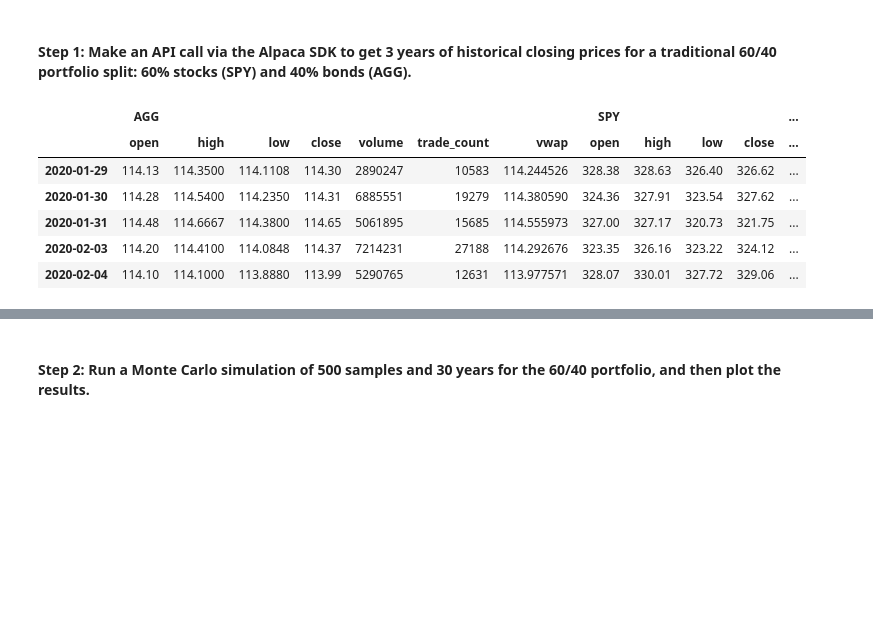
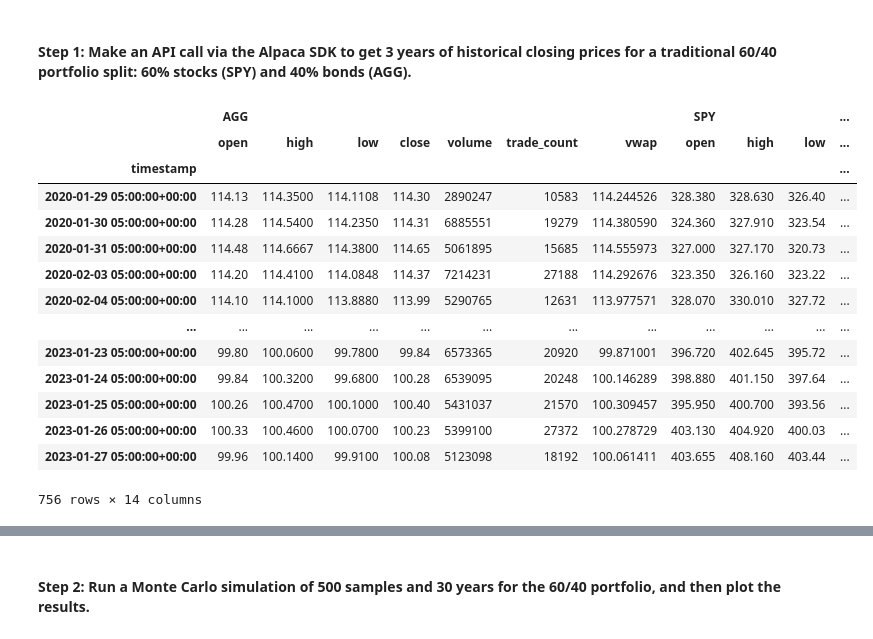
Before and after one commit to SkyRanger05/Module-Challenges, a Jupyter notebook: financial_planning_tools.ipynb, the cells around one changed output, grey strips where cells are left out. Saved outputs shown, nothing was run; the diff lists cells and outputs as text; code cells hidden in the pictures; blank space fills up the shorter version.

```diff
--- a/financial_planning_tools.ipynb
+++ b/financial_planning_tools.ipynb
@@ -513,45 +519,51 @@ In this section, you’ll use the MCForecastTools library to create a Monte Carl
 # %%
 # Set start and end dates of 3 years back from your current date
 # Alternatively, you can use an end date of 2020-08-07 and work 3 years back from that date
-start_date = pd.Timestamp('2020-01-29', tz='America/New_York').isoformat()
-end_date = pd.Timestamp('2023-01-29', tz='America/New_York').isoformat()
+start_date1 = pd.Timestamp('2020-01-29', tz='America/New_York').isoformat()
+end_date1 = pd.Timestamp('2023-01-29', tz='America/New_York').isoformat()
 # %%
 # Use the Alpaca get_bars function to make the API call to get the 3 years worth of pricing data
 # The tickers and timeframe parameters should have been set in Part 1 of this activity
 # The start and end dates should be updated with the information set above
 # Remember to add the df property to the end of the call so the response is returned as a DataFrame
 df_portfolio_3y = alpaca.get_bars(
     tickers,
     timeframe,
-    start=start_date,
-    end=end_date
+    start=start_date1,
+    end=end_date1
 ).df
 
 
 # Reorganize the DataFrame
 # Separate ticker data
 
 
 AGG = df_portfolio_3y[df_portfolio_3y['symbol'] == 'AGG'].drop('symbol', axis=1)
 SPY = df_portfolio_3y[df_portfolio_3y['symbol'] == 'SPY'].drop('symbol', axis=1)
 # Concatenate the ticker DataFrames
 df_portfolio_3y = pd.concat(
     [AGG,SPY],
     axis=1,
     keys=['AGG','SPY']
 )
 
-
 # Display both the first and last five rows of the DataFrame
-df_portfolio_3y.index = df_portfolio_3y.index.date
-df_portfolio_3y.head()
+df_portfolio_3y
 # %% [output]
-|  | AGG |  |  |  |  |  |  | SPY |  |  |  | ... |
-|  | open | high | low | close | volume | trade_count | vwap | open | high | low | close | ... |
-| 2020-01-29 | 114.13 | 114.3500 | 114.1108 | 114.30 | 2890247 | 10583 | 114.244526 | 328.38 | 328.63 | 326.40 | 326.62 | ... |
-| 2020-01-30 | 114.28 | 114.5400 | 114.2350 | 114.31 | 6885551 | 19279 | 114.380590 | 324.36 | 327.91 | 323.54 | 327.62 | ... |
-| 2020-01-31 | 114.48 | 114.6667 | 114.3800 | 114.65 | 5061895 | 15685 | 114.555973 | 327.00 | 327.17 | 320.73 | 321.75 | ... |
-| 2020-02-03 | 114.20 | 114.4100 | 114.0848 | 114.37 | 7214231 | 27188 | 114.292676 | 323.35 | 326.16 | 323.22 | 324.12 | ... |
-| 2020-02-04 | 114.10 | 114.1000 | 113.8880 | 113.99 | 5290765 | 12631 | 113.977571 | 328.07 | 330.01 | 327.72 | 329.06 | ... |
+|  | AGG |  |  |  |  |  |  | SPY |  |  | ... |
+|  | open | high | low | close | volume | trade_count | vwap | open | high | low | ... |
+| timestamp |  |  |  |  |  |  |  |  |  |  | ... |
+| 2020-01-29 05:00:00+00:00 | 114.13 | 114.3500 | 114.1108 | 114.30 | 2890247 | 10583 | 114.244526 | 328.380 | 328.630 | 326.40 | ... |
+| 2020-01-30 05:00:00+00:00 | 114.28 | 114.5400 | 114.2350 | 114.31 | 6885551 | 19279 | 114.380590 | 324.360 | 327.910 | 323.54 | ... |
+| 2020-01-31 05:00:00+00:00 | 114.48 | 114.6667 | 114.3800 | 114.65 | 5061895 | 15685 | 114.555973 | 327.000 | 327.170 | 320.73 | ... |
+| 2020-02-03 05:00:00+00:00 | 114.20 | 114.4100 | 114.0848 | 114.37 | 7214231 | 27188 | 114.292676 | 323.350 | 326.160 | 323.22 | ... |
+| 2020-02-04 05:00:00+00:00 | 114.10 | 114.1000 | 113.8880 | 113.99 | 5290765 | 12631 | 113.977571 | 328.070 | 330.010 | 327.72 | ... |
+| ... | ... | ... | ... | ... | ... | ... | ... | ... | ... | ... | ... |
+| 2023-01-23 05:00:00+00:00 | 99.80 | 100.0600 | 99.7800 | 99.84 | 6573365 | 20920 | 99.871001 | 396.720 | 402.645 | 395.72 | ... |
+| 2023-01-24 05:00:00+00:00 | 99.84 | 100.3200 | 99.6800 | 100.28 | 6539095 | 20248 | 100.146289 | 398.880 | 401.150 | 397.64 | ... |
+| 2023-01-25 05:00:00+00:00 | 100.26 | 100.4700 | 100.1000 | 100.40 | 5431037 | 21570 | 100.309457 | 395.950 | 400.700 | 393.56 | ... |
+| 2023-01-26 05:00:00+00:00 | 100.33 | 100.4600 | 100.0700 | 100.23 | 5399100 | 27372 | 100.278729 | 403.130 | 404.920 | 400.03 | ... |
+| 2023-01-27 05:00:00+00:00 | 99.96 | 100.1400 | 99.9100 | 100.08 | 5123098 | 18192 | 100.061411 | 403.655 | 408.160 | 403.44 | ... |
+756 rows × 14 columns
 # %%
 # Access the closing price for AGG from the Alpaca DataFrame
```
Also changed, not shown: parts of 40 cells of this notebook.
